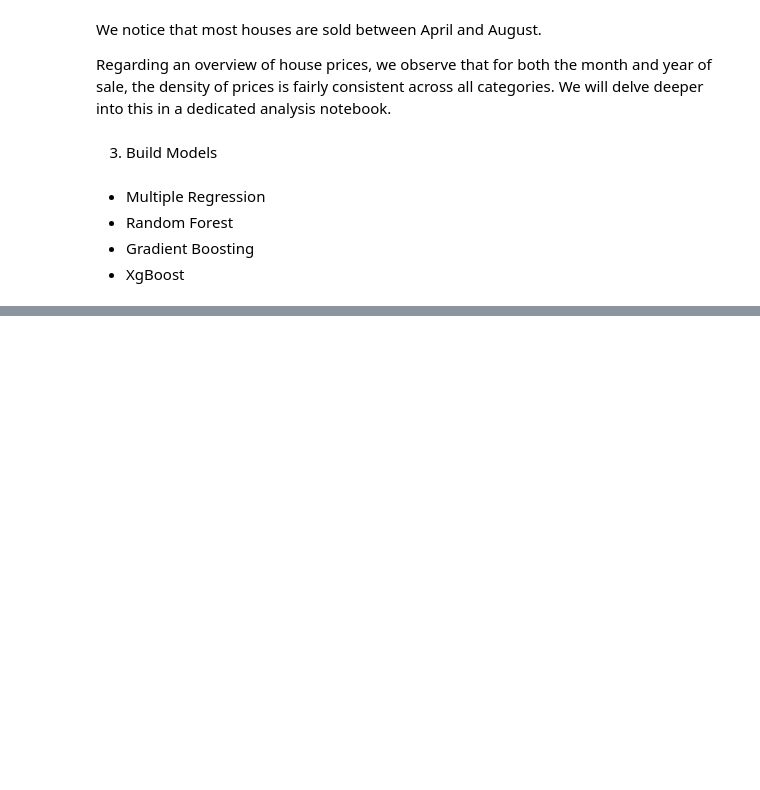
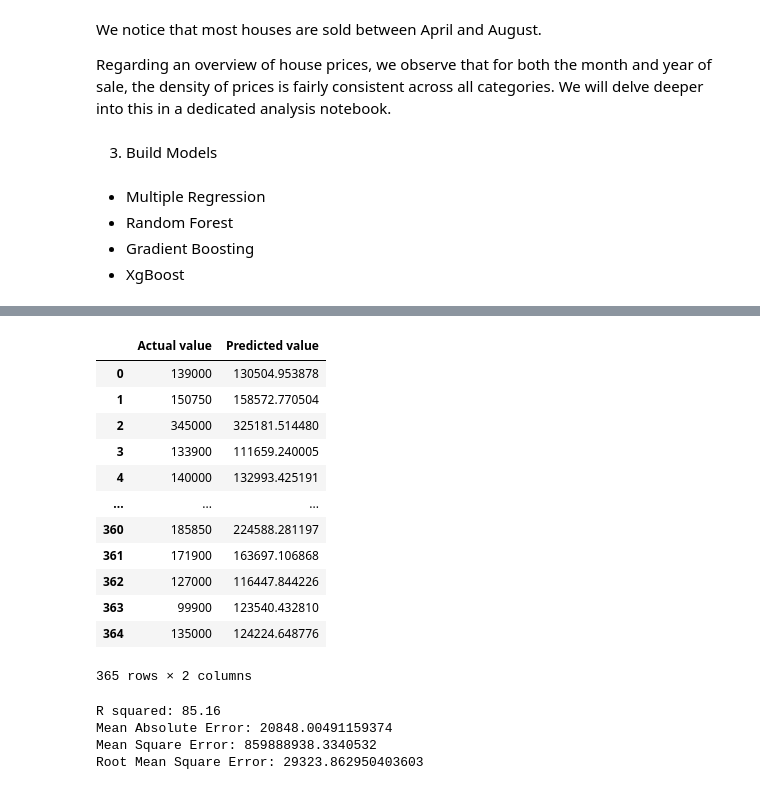
Before and after one commit to EL-MEHDI-git/Kaggle-competition-house-prices-advanced-regression-techniques, a Jupyter notebook: house-prices-advanced-regression-techniques.ipynb, the cells around one changed output, grey strips where cells are left out. Cells and saved outputs as stored; diff of their text form; code cells hidden in the pictures; blank space fills up the shorter version.

```diff
--- a/house-prices-advanced-regression-techniques.ipynb
+++ b/house-prices-advanced-regression-techniques.ipynb
@@ -335,0 +364,5 @@ Regarding an overview of house prices, we observe that for both the month and ye
+# %%
+from sklearn.linear_model import LinearRegression
+
+lr = LinearRegression()
+lr.fit(X_train, y_train)
@@ -335,0 +395,38 @@ Regarding an overview of house prices, we observe that for both the month and ye
+# %%
+#Prediction of test set
+y_pred_lr= lr.predict(X_test)
+y_pred_df = pd.DataFrame(y_pred_lr, columns=['SalePrice_predicted'])
+# %%
+#Actual value and the predicted value
+lr_diff = pd.DataFrame({'Actual value': y_test.SalePrice.values, 'Predicted value': y_pred_df.SalePrice_predicted.values})
+lr_diff
+# %% [output]
+|  | Actual value | Predicted value |
+| 0 | 139000 | 130504.953878 |
+| 1 | 150750 | 158572.770504 |
+| 2 | 345000 | 325181.514480 |
+| 3 | 133900 | 111659.240005 |
+| 4 | 140000 | 132993.425191 |
+| ... | ... | ... |
+| 360 | 185850 | 224588.281197 |
+| 361 | 171900 | 163697.106868 |
+| 362 | 127000 | 116447.844226 |
+| 363 | 99900 | 123540.432810 |
+| 364 | 135000 | 124224.648776 |
+365 rows × 2 columns
+# %%
+#Model Evaluation
+from sklearn import metrics
+
+meanAbErr = metrics.mean_absolute_error(lr_diff['Actual value'], lr_diff['Predicted value'])
+meanSqErr = metrics.mean_squared_error(lr_diff['Actual value'], lr_diff['Predicted value'])
+rootMeanSqErr = np.sqrt(metrics.mean_squared_error(lr_diff['Actual value'], lr_diff['Predicted value']))
+print('R squared: {:.2f}'.format(lr.score(X_train,y_train)*100))
+print('Mean Absolute Error:', meanAbErr)
+print('Mean Square Error:', meanSqErr)
+print('Root Mean Square Error:', rootMeanSqErr)
+# %% [output]
+R squared: 85.16
+Mean Absolute Error: 20848.00491159374
+Mean Square Error: 859888938.3340532
+Root Mean Square Error: 29323.862950403603
```
Also changed, not shown: parts of 8 cells of this notebook.
